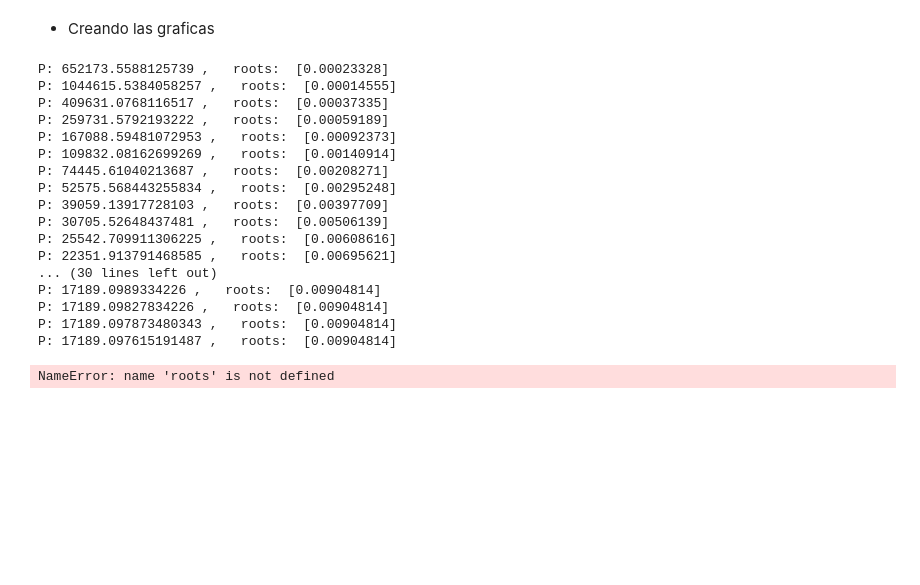
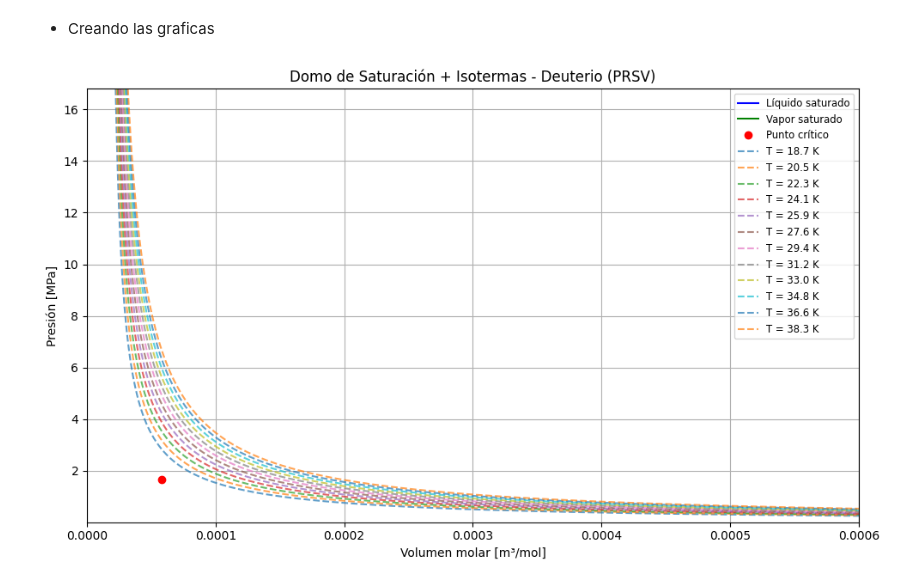
Before and after one commit to premzea/Termodinamica-II, a Jupyter notebook: Parcial 1/code/PRSVdiagram.ipynb, the cells around one changed output. Saved outputs shown, nothing was run; the diff lists cells and outputs as text; code cells hidden in the pictures; blank space fills up the shorter version.

```diff
--- a/Parcial 1/code/PRSVdiagram.ipynb
+++ b/Parcial 1/code/PRSVdiagram.ipynb
@@ -334,7 +407,7 @@ def encontrar_saturacion(T):
 # %% [markdown]
 * Creando las graficas
 # %%
-T_values = np.linspace(Tt, Tc, 500)
+T_values = np.linspace(Tt, Tc-1, 500)
 vl_list = []
 vv_list = []
 Psat_list = []
@@ -350,51 +423,41 @@ for T in T_values:
 vc = chemicals.Vc(CAS_NUMBER)
 Pc_MPa = Pc / 1e6
 vl_list.append(vc)
 vv_list.append(vc)
 Psat_list.append(Pc_MPa)
 
 # Crear figura y graficar el domo
 plt.figure(figsize=(10, 6))
 plt.plot(vl_list, Psat_list, 'b-', label='Líquido saturado')
 plt.plot(vv_list, Psat_list, 'g-', label='Vapor saturado')
 plt.plot([vc], [Pc_MPa], 'ro', label='Punto crítico')
+#no estan apareciendo entonces a.k.a no hay
+
 
 # Graficar 10 isotermas
 T_isotermas = np.linspace(Tt, Tc, 12)
-v_vals = np.linspace(0.0000001, 0.04, 1000)
+# v_vals = np.linspace(0.0000001, 0.0006, 1000)
+
+
+# --- Plotting Adjustment ---
+# Increase the v_vals range to see the gas phase
+v_vals = np.logspace(np.log10(b*1.01), np.log10(0.01), 1000)
 
 for T_iso in T_isotermas:
     P_vals = [PRSV_P(v, T_iso) for v in v_vals]
     P_vals = np.array(P_vals) / 1e6  # Convertir a MPa
-    P_vals[P_vals > 10] = np.nan     # Recorte para evitar picos no físicos
+    P_vals[P_vals > 60] = np.nan     # Recorte para evitar picos no físicos
     plt.plot(v_vals, P_vals, '--', alpha=0.7, label=f'T = {T_iso:.1f} K')
 
 # Finalizar gráfico
 plt.xlabel("Volumen molar [m³/mol]")
 plt.ylabel("Presión [MPa]")
 plt.title("Domo de Saturación + Isotermas - Deuterio (PRSV)")
-plt.ylim(0.01, 1.2*Pc/1e6)
+plt.ylim(0.01, 10*Pc/1e6)
 plt.xlim(0, 0.0006)
 plt.grid(True)
 plt.legend(loc='upper right', fontsize='small')
 plt.tight_layout()
 plt.show()
 # %% [output]
-P: 652173.5588125739 ,   roots:  [0.00023328]
-P: 1044615.5384058257 ,   roots:  [0.00014555]
-P: 409631.0768116517 ,   roots:  [0.00037335]
-P: 259731.5792193222 ,   roots:  [0.00059189]
-P: 167088.59481072953 ,   roots:  [0.00092373]
-P: 109832.08162699269 ,   roots:  [0.00140914]
-P: 74445.61040213687 ,   roots:  [0.00208271]
-P: 52575.568443255834 ,   roots:  [0.00295248]
-P: 39059.13917728103 ,   roots:  [0.00397709]
-P: 30705.52648437481 ,   roots:  [0.00506139]
-P: 25542.709911306225 ,   roots:  [0.00608616]
-P: 22351.913791468585 ,   roots:  [0.00695621]
-... (30 lines left out)
-P: 17189.0989334226 ,   roots:  [0.00904814]
-P: 17189.09827834226 ,   roots:  [0.00904814]
-P: 17189.097873480343 ,   roots:  [0.00904814]
-P: 17189.097615191487 ,   roots:  [0.00904814]
-NameError: name 'roots' is not defined
+[figure, added]
```
Also changed, not shown: parts of 7 cells of this notebook.
